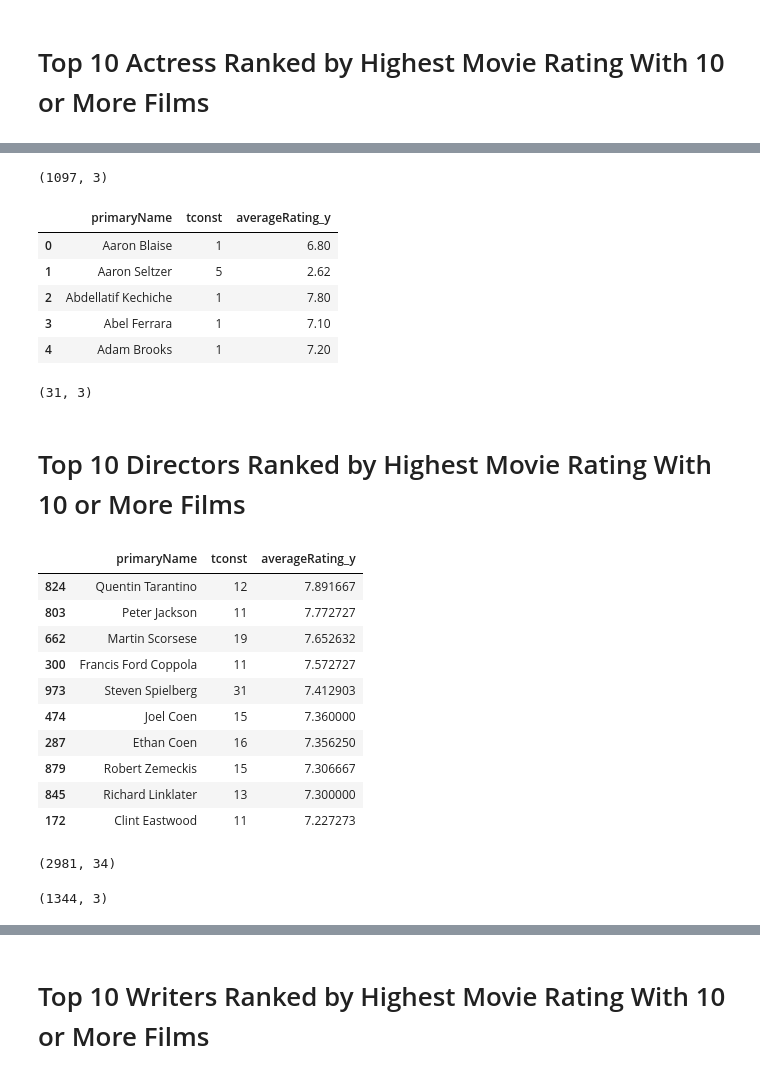
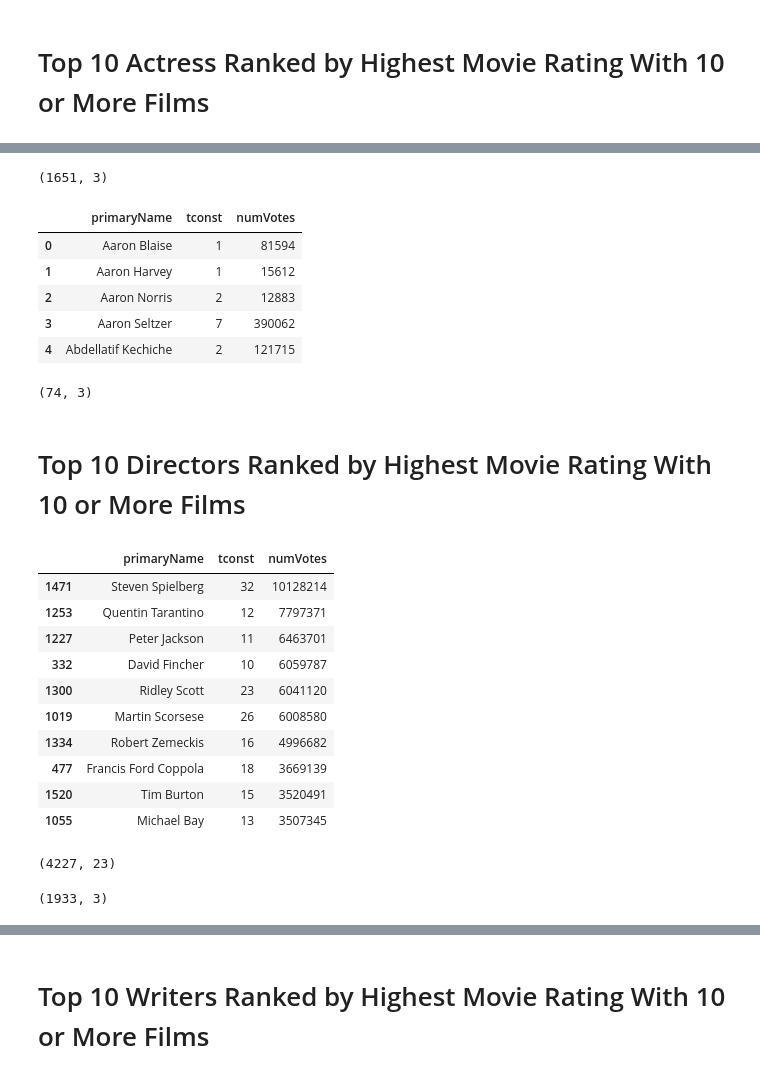
Before and after one commit to cybermanrobot/Applied-Analytics, a Jupyter notebook: 17-Cast-Crew-Selection-EDA.ipynb, the cells around one changed output, grey strips where cells are left out. Saved outputs shown, nothing was run; the diff lists cells and outputs as text; code cells hidden in the pictures.

```diff
--- a/17-Cast-Crew-Selection-EDA.ipynb
+++ b/17-Cast-Crew-Selection-EDA.ipynb
@@ -127,0 +119,3 @@ directorSelections95Pct.shape
+# %%
+directorSelections = castCrewSelections[castCrewSelections.category == 'director']
+directorSelections.shape
@@ -128,56 +124,56 @@ directorSelections95Pct.shape
 # %%
-directorSelections95PctAgg = (directorSelections95Pct.groupby('primaryName')
-   .agg({'tconst':'count', 'averageRating_y': 'mean'})
+directorSelectionsAgg = (directorSelections.groupby('primaryName')
+   .agg({'tconst':'count', 'numVotes': 'sum'})
    .reset_index()
    .rename(columns={'Movies Titles':'Average Rating'})
    )
-directorSelections95PctAgg.shape
+directorSelectionsAgg.shape
 # %% [output]
-(1097, 3)
+(1651, 3)
 # %%
-directorSelections95PctAgg.head()
+directorSelectionsAgg.head()
 # %% [output]
-|  | primaryName | tconst | averageRating_y |
-| 0 | Aaron Blaise | 1 | 6.80 |
-| 1 | Aaron Seltzer | 5 | 2.62 |
-| 2 | Abdellatif Kechiche | 1 | 7.80 |
-| 3 | Abel Ferrara | 1 | 7.10 |
-| 4 | Adam Brooks | 1 | 7.20 |
+|  | primaryName | tconst | numVotes |
+| 0 | Aaron Blaise | 1 | 81594 |
+| 1 | Aaron Harvey | 1 | 15612 |
+| 2 | Aaron Norris | 2 | 12883 |
+| 3 | Aaron Seltzer | 7 | 390062 |
+| 4 | Abdellatif Kechiche | 2 | 121715 |
-# %%
-directorSelections95PctAgg = directorSelections95PctAgg[directorSelections95PctAgg.tconst > 10]
-directorSelections95PctAgg.shape
-# %% [output]
-(31, 3)
+# %%
+directorSelectionsAgg = directorSelectionsAgg[directorSelectionsAgg.tconst >= 10]
+directorSelectionsAgg.shape
+# %% [output]
+(74, 3)
 # %%
-directorSelections95PctAgg.sort_values('averageRating_y', ascending=False, inplace=True)
+directorSelectionsAgg.sort_values('numVotes', ascending=False, inplace=True)
 # %% [markdown]
 # Top 10 Directors Ranked by Highest Movie Rating With 10 or More Films
 # %%
-directorSelections95PctAgg.head(10)
+directorSelectionsAgg.head(10)
 # %% [output]
-|  | primaryName | tconst | averageRating_y |
-| 824 | Quentin Tarantino | 12 | 7.891667 |
-| 803 | Peter Jackson | 11 | 7.772727 |
-| 662 | Martin Scorsese | 19 | 7.652632 |
-| 300 | Francis Ford Coppola | 11 | 7.572727 |
-| 973 | Steven Spielberg | 31 | 7.412903 |
-| 474 | Joel Coen | 15 | 7.360000 |
-| 287 | Ethan Coen | 16 | 7.356250 |
-| 879 | Robert Zemeckis | 15 | 7.306667 |
-| 845 | Richard Linklater | 13 | 7.300000 |
-| 172 | Clint Eastwood | 11 | 7.227273 |
+|  | primaryName | tconst | numVotes |
+| 1471 | Steven Spielberg | 32 | 10128214 |
+| 1253 | Quentin Tarantino | 12 | 7797371 |
+| 1227 | Peter Jackson | 11 | 6463701 |
+| 332 | David Fincher | 10 | 6059787 |
+| 1300 | Ridley Scott | 23 | 6041120 |
+| 1019 | Martin Scorsese | 26 | 6008580 |
+| 1334 | Robert Zemeckis | 16 | 4996682 |
+| 477 | Francis Ford Coppola | 18 | 3669139 |
+| 1520 | Tim Burton | 15 | 3520491 |
+| 1055 | Michael Bay | 13 | 3507345 |
-# %%
-writerSelections95Pct = castCrewSelections95Pct[castCrewSelections95Pct.category == 'writer']
-writerSelections95Pct.shape
-# %% [output]
-(2981, 34)
+# %%
+writerSelections = castCrewSelections[castCrewSelections.category == 'writer']
+writerSelections.shape
+# %% [output]
+(4227, 23)
 # %%
-writerSelections95PctAgg = (writerSelections95Pct.groupby('primaryName')
-   .agg({'tconst':'count', 'averageRating_y': 'mean'})
+writerSelectionsAgg = (writerSelections.groupby('primaryName')
+   .agg({'tconst':'count', 'numVotes': 'sum'})
    .reset_index()
    .rename(columns={'Movies Titles':'Average Rating'})
    )
-writerSelections95PctAgg.shape
+writerSelectionsAgg.shape
 # %% [output]
-(1344, 3)
+(1933, 3)
 # %%
```
Also changed, not shown: parts of 29 cells of this notebook.
